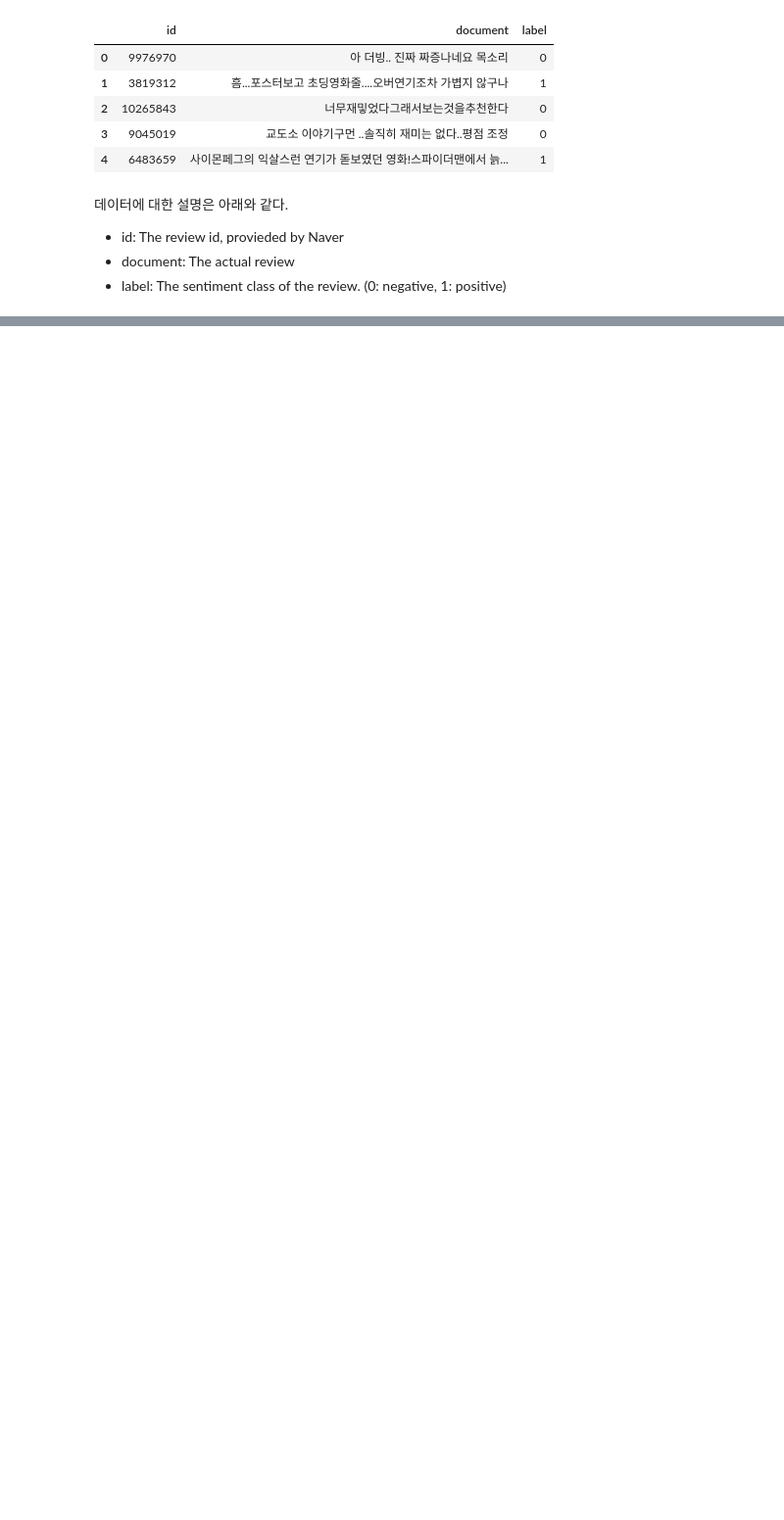
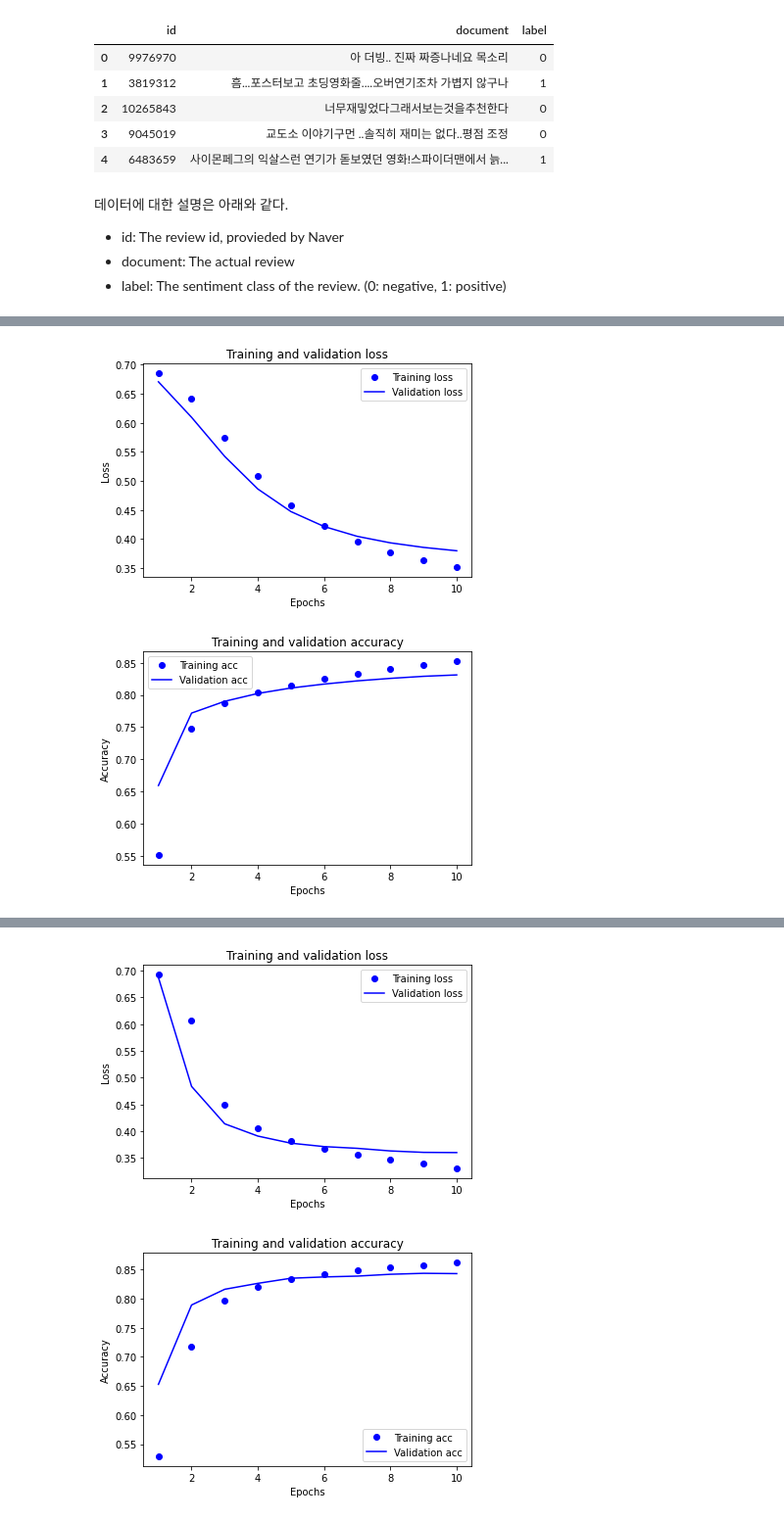
Before and after one commit to hwangsae91/project_so, a Jupyter notebook: exploration/221011/[Exp_08]20221011.ipynb, the cells around one changed output, grey strips where cells are left out. Shown at 98% size. Cells and saved outputs as stored; diff of their text form; code cells hidden in the pictures; blank space fills up the shorter version.

```diff
--- a/exploration/221011/[Exp_08]20221011.ipynb
+++ b/exploration/221011/[Exp_08]20221011.ipynb
@@ -195,0 +276,11 @@ X_train, y_train, X_test, y_test, word_to_index = load_data(train_data, test_dat
+# %%
+model_list = []
+
+# CNN 중 max pooling만 존제하는 model 설계
+model_maxpool = tf.keras.Sequential(name = "maxpool_model")
+model_maxpool.add(tf.keras.layers.Embedding(MAX_NUM_WORDS, WORD_VECTOR_DIM, input_shape=(None,)))
+model_maxpool.add(tf.keras.layers.GlobalMaxPooling1D())
+model_maxpool.add(tf.keras.layers.Dense(8, activation='relu'))
+model_maxpool.add(tf.keras.layers.Dense(1, activation='sigmoid'))
+
+model_list.append(model_maxpool)
@@ -195,0 +301,59 @@ X_train, y_train, X_test, y_test, word_to_index = load_data(train_data, test_dat
+# %%
+# RNN model 설계
+model_RNN = tf.keras.Sequential(name = "RNN_model")
+model_RNN.add(tf.keras.layers.Embedding(MAX_NUM_WORDS, WORD_VECTOR_DIM, input_shape=(None,)))
+model_RNN.add(tf.keras.layers.LSTM(8))
+model_RNN.add(tf.keras.layers.Dense(8, activation='relu'))
+model_RNN.add(tf.keras.layers.Dense(1, activation='sigmoid'))  # 최종 출력은 긍정/부정을 나타내는 1dim 입니다.
+
+model_list.append(model_RNN)
+# %%
+for model in model_list:
+    print(f"{model.name} start")
+    model.compile(optimizer=tf.keras.optimizers.Adam(
+                        learning_rate=0.00005 # running rate
+                )
+                ,loss='binary_crossentropy'
+                ,metrics=['accuracy'])
+
+    history_dict = model.fit(
+                        X_train
+                        , y_train
+                        , **fit_kwargs
+                    ).history
+
+    acc = history_dict['accuracy']
+    val_acc = history_dict['val_accuracy']
+    loss = history_dict['loss']
+    val_loss = history_dict['val_loss']
+
+    epochs = range(1, len(acc) + 1)
+
+    # "bo"는 "파란색 점"입니다
+    plt.plot(epochs, loss, 'bo', label='Training loss')
+    # b는 "파란 실선"입니다
+    plt.plot(epochs, val_loss, 'b', label='Validation loss')
+    plt.title('Training and validation loss')
+    plt.xlabel('Epochs')
+    plt.ylabel('Loss')
+    plt.legend()
+
+    plt.show()
+
+    plt.clf()   # 그림을 초기화합니다
+
+    plt.plot(epochs, acc, 'bo', label='Training acc')
+    plt.plot(epochs, val_acc, 'b', label='Validation acc')
+    plt.title('Training and validation accuracy')
+    plt.xlabel('Epochs')
+    plt.ylabel('Accuracy')
+    plt.legend()
+
+    plt.show()
+
+    # 테스트셋을 통한 모델 평가
+    results = model.evaluate(X_test, y_test, verbose=2)
+    print(results)
+
+    print(f"{model.name} end\n")
+# %% [output]
@@ -195,0 +377,2 @@ X_train, y_train, X_test, y_test, word_to_index = load_data(train_data, test_dat
+[figure, added]
+[figure, added]
@@ -195,0 +396,2 @@ X_train, y_train, X_test, y_test, word_to_index = load_data(train_data, test_dat
+[figure, added]
+[figure, added]
```
Also changed, not shown: parts of 13 cells of this notebook.
